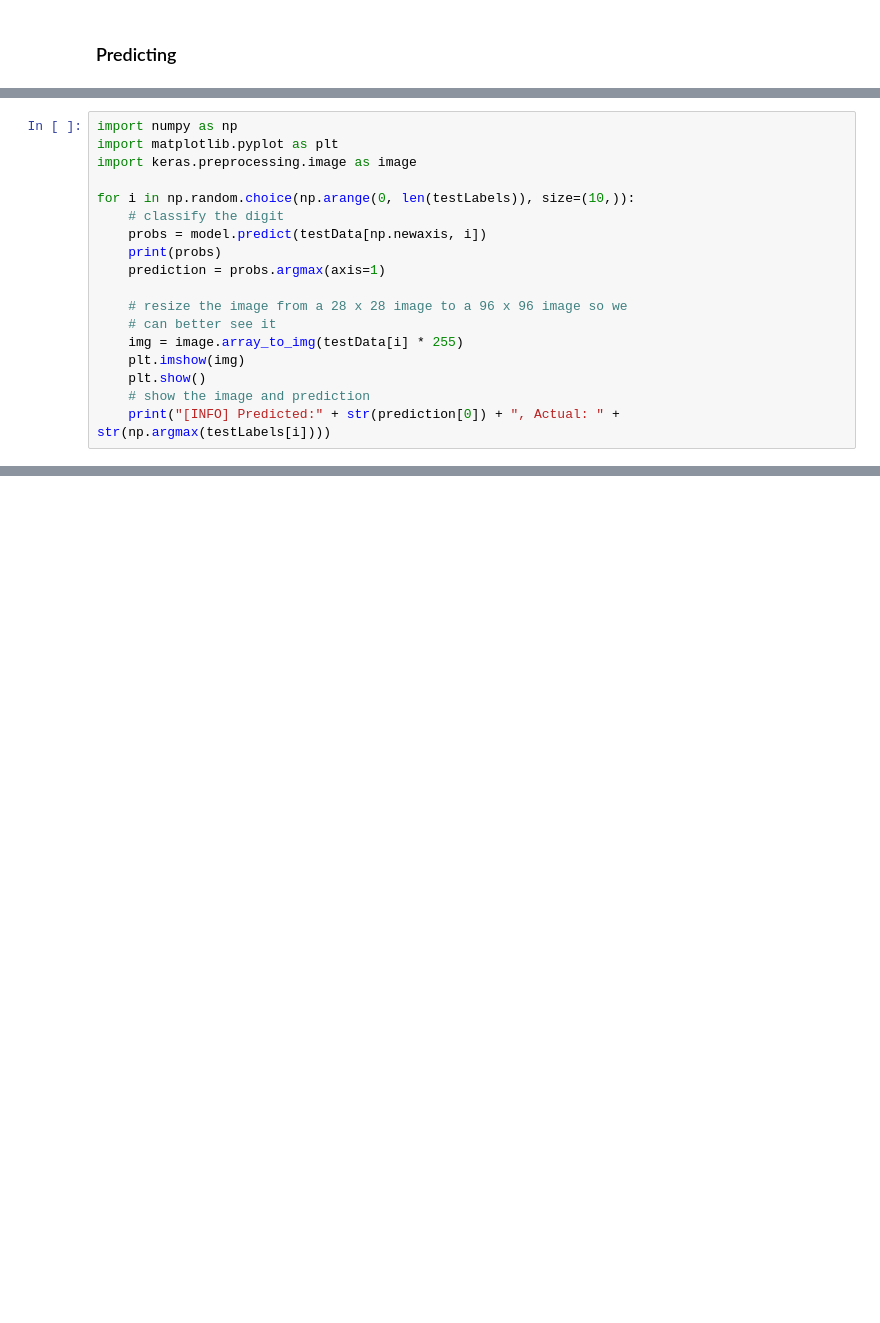
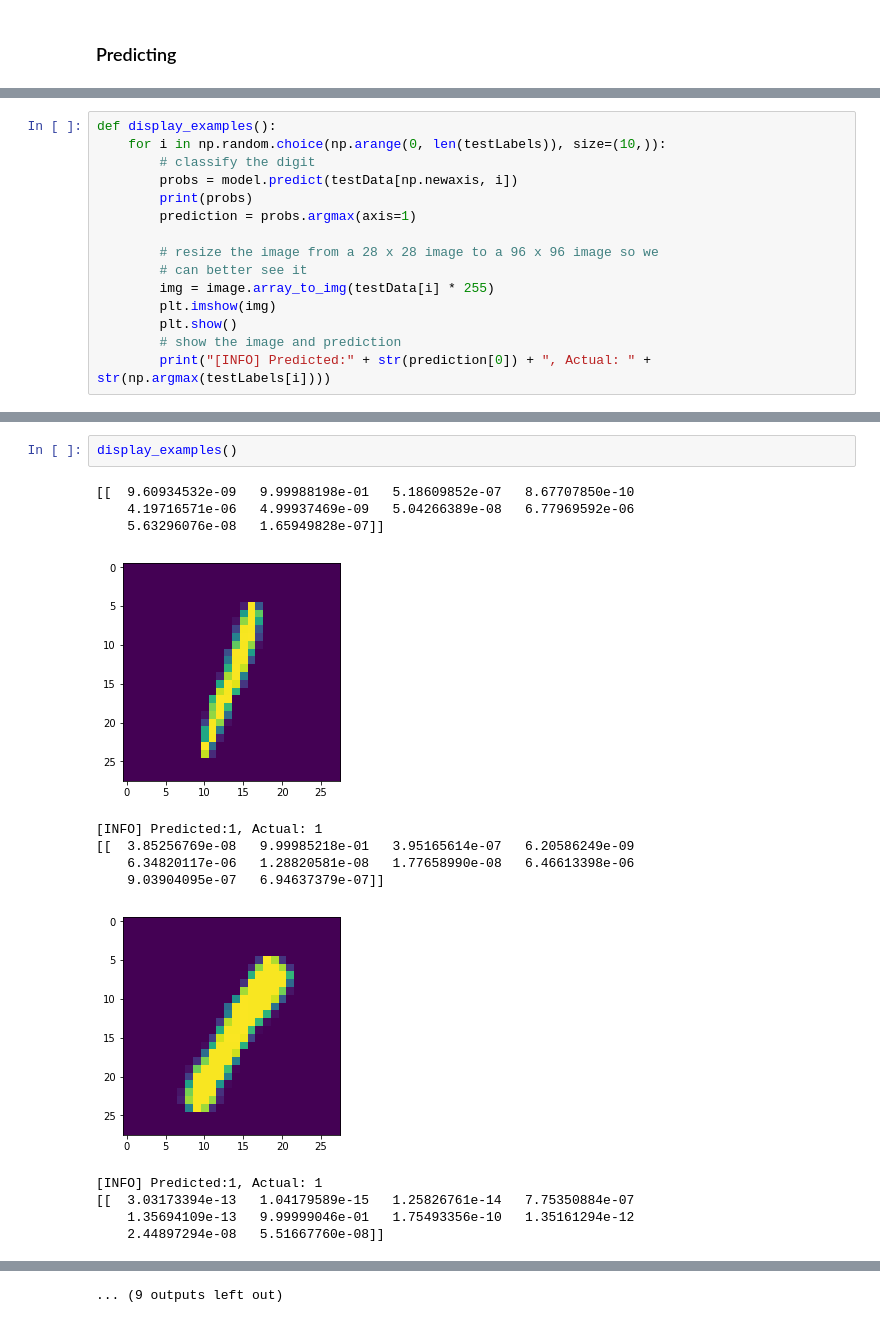
Before and after one commit to tegarimansyah/deeplearning_experiment, a Jupyter notebook: notebook/1. Pengenalan fungsi layer.ipynb, the cells around one changed output, grey strips where cells are left out. Cells and saved outputs as stored; diff of their text form; blank space fills up the shorter version.

Commit message:
half visualization

```diff
--- a/notebook/1. Pengenalan fungsi layer.ipynb
+++ b/notebook/1. Pengenalan fungsi layer.ipynb
@@ -210,18 +214,15 @@ print('Test accuracy:', accuracy)
 # %%
-import numpy as np
-import matplotlib.pyplot as plt
-import keras.preprocessing.image as image
+def display_examples():
+    for i in np.random.choice(np.arange(0, len(testLabels)), size=(10,)):
+        # classify the digit
+        probs = model.predict(testData[np.newaxis, i])
+        print(probs)
+        prediction = probs.argmax(axis=1)
 
-for i in np.random.choice(np.arange(0, len(testLabels)), size=(10,)):
-    # classify the digit
-    probs = model.predict(testData[np.newaxis, i])
-    print(probs)
-    prediction = probs.argmax(axis=1)
-
-    # resize the image from a 28 x 28 image to a 96 x 96 image so we
-    # can better see it
-    img = image.array_to_img(testData[i] * 255)
-    plt.imshow(img)
-    plt.show()
-    # show the image and prediction
-    print("[INFO] Predicted:" + str(prediction[0]) + ", Actual: " + str(np.argmax(testLabels[i])))
+        # resize the image from a 28 x 28 image to a 96 x 96 image so we
+        # can better see it
+        img = image.array_to_img(testData[i] * 255)
+        plt.imshow(img)
+        plt.show()
+        # show the image and prediction
+        print("[INFO] Predicted:" + str(prediction[0]) + ", Actual: " + str(np.argmax(testLabels[i])))
@@ -258,0 +229,16 @@ for i in np.random.choice(np.arange(0, len(testLabels)), size=(10,)):
+# %%
+display_examples()
+# %% [output]
+[[  9.60934532e-09   9.99988198e-01   5.18609852e-07   8.67707850e-10
+    4.19716571e-06   4.99937469e-09   5.04266389e-08   6.77969592e-06
+    5.63296076e-08   1.65949828e-07]]
+[figure, added]
+[INFO] Predicted:1, Actual: 1
+[[  3.85256769e-08   9.99985218e-01   3.95165614e-07   6.20586249e-09
+    6.34820117e-06   1.28820581e-08   1.77658990e-08   6.46613398e-06
+    9.03904095e-07   6.94637379e-07]]
+[figure, added]
+[INFO] Predicted:1, Actual: 1
+[[  3.03173394e-13   1.04179589e-15   1.25826761e-14   7.75350884e-07
+    1.35694109e-13   9.99999046e-01   1.75493356e-10   1.35161294e-12
+    2.44897294e-08   5.51667760e-08]]
@@ -258,0 +261 @@ for i in np.random.choice(np.arange(0, len(testLabels)), size=(10,)):
+... (9 outputs left out)
```
Also changed, not shown: parts of 12 cells of this notebook.
